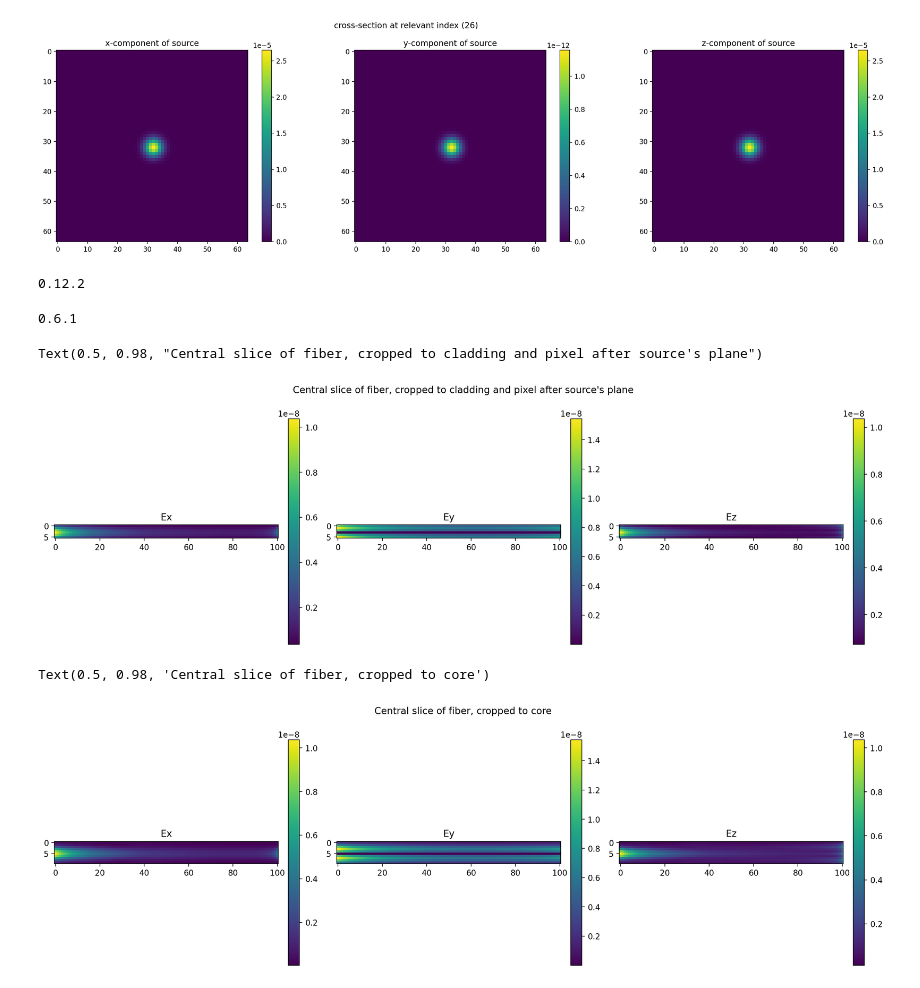
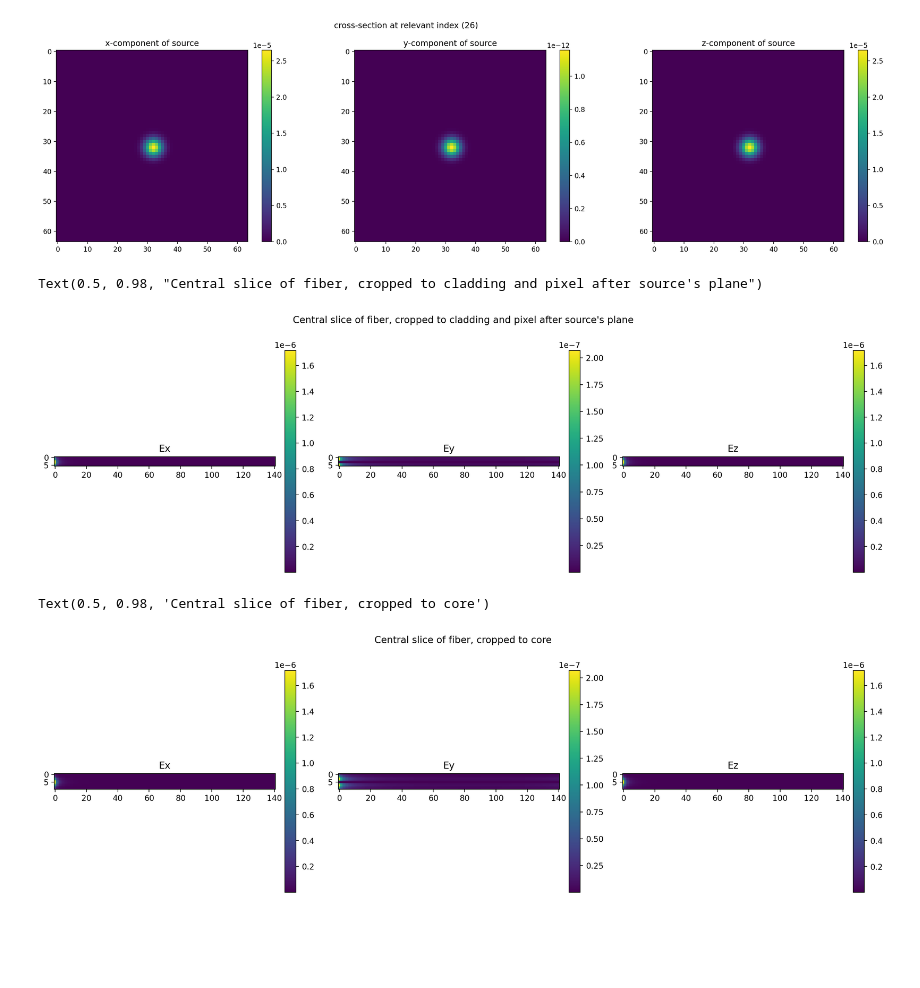
Before and after one commit to JackSPearce/chromatix, a Jupyter notebook: docs/examples/modified_born_3d.ipynb, the cells around one changed output. Cells and saved outputs as stored; diff of their text form; code cells hidden in the pictures; blank space fills up the shorter version.

Commit message:
Add files via upload
Added: Special bound conditions where the real extends into the boundaries (treat fiber as infinite)

```diff
--- a/docs/examples/modified_born_3d.ipynb
+++ b/docs/examples/modified_born_3d.ipynb
@@ -14,6 +23,8 @@ from chromatix.experimental.modified_born_series.solver import solve
 # %% [markdown]
 ## Step-index fiber (single-refr for core and cladding)
 # %%
+infinite_fiber = True
+
 wavelength = 0.625  # 0.5  # [mum]
 material_core_refractive_index = 1.5
 material_cladding_refractive_index = 1.4
@@ -52,6 +63,37 @@ no_pad = False  # set at axis 1
 sample = add_absorbing_bc(
     sample, axis=(1), thickness=mbs_thickness, max_extinction=0.25
 )
+print(jnp.max(sample.permittivity.imag))
+permittivity_imag = 1.0j * sample.permittivity.imag.astype('complex64')
+print(permittivity_imag.shape)
+print(sample.permittivity.shape)
+
+
+## Update absorbing boundaries to match expectations with fiber (add real portion to bounds)
+
+if infinite_fiber:
+
+    grid_shape2 = sample.permittivity.shape
+    sample_dummy = sample = EmptySample(grid_shape2, spacing)
+    refractive_index2 = sample_dummy.permittivity
+    for i in range(len(material_cylinder_refr_diff_arr)):
+        # dn = material_core_refractive_index - n_background
+        object_radius = (sample.extent[0] / 2) / 2 * material_cylinder_radius_arr[i]
+        object = (
+            jnp.sqrt((sample.grid[..., 0] ** 2) + (sample.grid[..., 2] ** 2))
+            < object_radius
+        )
+        # refractive_index = 1.0 + dn * object
+        refractive_index2 += material_cylinder_refr_diff_arr[i] * object
+    refractive_index2 += n_background
+    print(jnp.max(sample.permittivity.imag))
+
+    permittivity_real = (refractive_index2**2).astype('complex64')
+    permittivity2 = permittivity_imag + permittivity_real
+    #print(permittivity_imag)
+    sample = sample.replace(permittivity=permittivity2)
+
+
 print("Post-pad sample shape (x, y, z):")
 sample.shape
 
@@ -233,26 +289,9 @@ Text(0.5, 0.98, 'cross-section at relevant index (26)')
 # Actually solving
 E = eqx.filter_jit(solve)(sample, source)
 E = E[sample.ROI]  # extract ROI, we don't care about boundaries
-# %%
-import jax
-
-print(eqx.__version__)
-# %% [output]
-0.12.2
-# %%
-print(jax.__version__)
-# %% [output]
-0.6.1
 # %%
 plt.figure(figsize=(15, 5), layout="tight")
-hw = int(
-    jnp.ceil(
-        material_cylinder_radius_arr[0]
-        * (sample.extent[0] / 2)
-        / 2
-        * material_cylinder_radius_arr[i]
-    )
-)
+hw = int(jnp.ceil(material_cylinder_radius_arr[0] * (sample.extent[0] / 2) / 2))
 
 
 plt.subplot(131)
@@ -297,17 +336,10 @@ plt.suptitle(
 )
 # %% [output]
 Text(0.5, 0.98, "Central slice of fiber, cropped to cladding and pixel after source's plane")
-[figure, old version]
+[figure, new version]
 # %%
 plt.figure(figsize=(15, 5), layout="tight")
-hw = int(
-    jnp.ceil(
-        material_cylinder_radius_arr[1]
-        * (sample.extent[0] / 2)
-        / 2
-        * material_cylinder_radius_arr[i]
-    )
-)
+hw = int(jnp.ceil(material_cylinder_radius_arr[1] * (sample.extent[0] / 2) / 2))
 
 plt.subplot(131)
 plt.title("Ex")
@@ -322,34 +354,34 @@ plt.imshow(
 plt.colorbar(fraction=0.046, pad=0.04)
 
 plt.subplot(132)
 plt.title("Ey")
 plt.imshow(
     jnp.abs(E)[
         grid_shape[0] // 2,
         source_pixel_index + 1 :,
         grid_shape[2] // 2 - hw : grid_shape[2] // 2 + hw,
         1,
     ].T
 )
 plt.colorbar(fraction=0.046, pad=0.04)
 
 
 plt.subplot(133)
 plt.title("Ez")
 plt.imshow(
     jnp.abs(E)[
         grid_shape[0] // 2,
         source_pixel_index + 1 :,
         grid_shape[2] // 2 - hw : grid_shape[2] // 2 + hw,
         2,
     ].T
 )
 plt.colorbar(fraction=0.046, pad=0.04)
 
 plt.suptitle("Central slice of fiber, cropped to core")
 # %% [output]
 Text(0.5, 0.98, 'Central slice of fiber, cropped to core')
-[figure, old version]
+[figure, new version]
 # %%
 plt.figure(figsize=(15, 5), layout="tight")
 
```
Also changed, not shown: parts of 7 cells of this notebook.
